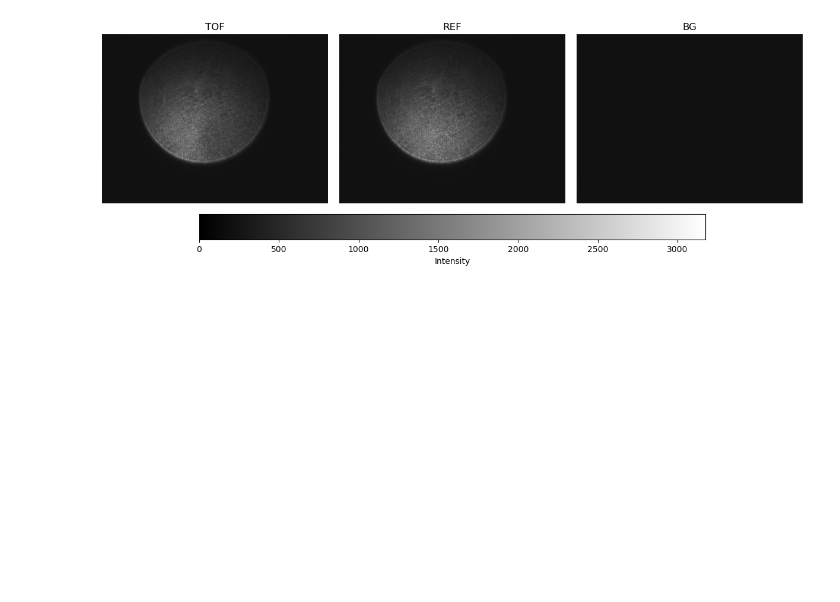
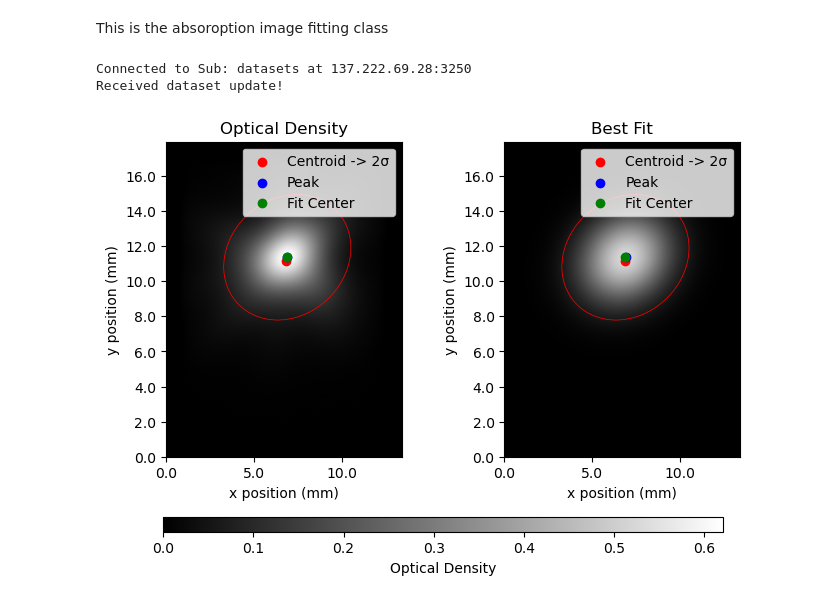
Before and after one commit to harrykendell/ARTIQ, a Jupyter notebook: analysis/absorption_imaging.ipynb, the cells around one changed output. Drawn from its saved outputs; the diff is of its cells as text; code cells hidden in the pictures; blank space fills up the shorter version.

Commit message:
Absorption image fitting

```diff
--- a/analysis/absorption_imaging.ipynb
+++ b/analysis/absorption_imaging.ipynb
@@ -13,35 +42,0 @@ Okay this is going to be a rough attempt at extracting fit values from imaged cl
-# %%
-import numpy as np
-import matplotlib.pyplot as plt
-from artiq.frontend.artiq_master import DatasetDB
-
-db = DatasetDB("/home/ae19663/artiq/dataset_db.mdb")
-temp = {k: v[1] for k, v in db.data.raw_view.items()}
-def rot_and_flip(arr):
-    return np.rot90(np.flip(arr, 1))
-
-imgs = {
-    "TOF": rot_and_flip(db.data.raw_view["Images.absorption.TOF"][1]),
-    "REF": rot_and_flip(db.data.raw_view["Images.absorption.REF"][1]),
-    "BG": rot_and_flip(db.data.raw_view["Images.absorption.BG"][1]),
-}
-
-# plot the three images in a 1x3 grid
-absmax = max([img.max() for img in imgs.values()])
-absmin = min([img.min() for img in imgs.values()])
-
-fig, axs = plt.subplots(1, 3, figsize=(12, 4), constrained_layout=True)
-
-# Plot each image
-for i, (name, img) in enumerate(imgs.items()):
-    im = axs[i].imshow(img, cmap="gray", vmin=absmin, vmax=absmax)
-    axs[i].set_title(name)
-    axs[i].axis("off")
-
-# Add a single colorbar on the bottom
-cbar = fig.colorbar(im, ax=axs, location="bottom", orientation="horizontal", shrink=0.8)
-cbar.set_label("Intensity")
-
-plt.show()
-# %% [output]
-[figure, removed]
@@ -245 +73,29 @@ class AbsImage:
+# %% [markdown]
+This is the absoroption image fitting class
+# %%
+# Run the connection in an asyncio event loop
+db = {}
+sub = await connect_subscriber("datasets", db)
+await dataset_updated.wait()
+# await sub.close()
+print("Received dataset update!")
+# %% [output]
+Connected to Sub: datasets at 137.222.69.28:3250
+Received dataset update!
+# %%
+import sys, os
+sys.path.append(os.path.abspath("../"))
+from repository.imaging.absorption_image import AbsImage
+
+data = db["Images.absorption.TOF"][1]
+ref = db["Images.absorption.REF"][1]
+bg = db["Images.absorption.BG"][1]
+
+# abs_img = AbsImage(data, ref, bg, magnification=3)
+
+abs_img=AbsImage.fake(5)
+
+_ = abs_img.plot()
+# %% [output]
+[figure, added]
 # %%
```
Also changed, not shown: parts of 6 cells of this notebook, 5 other files.
